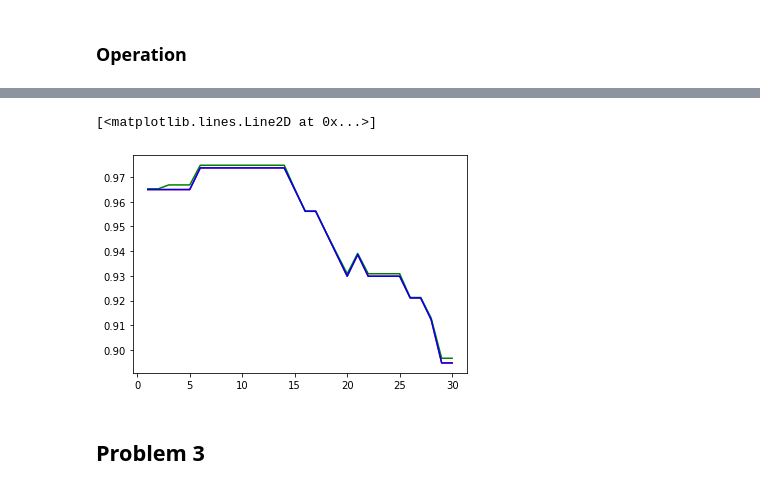
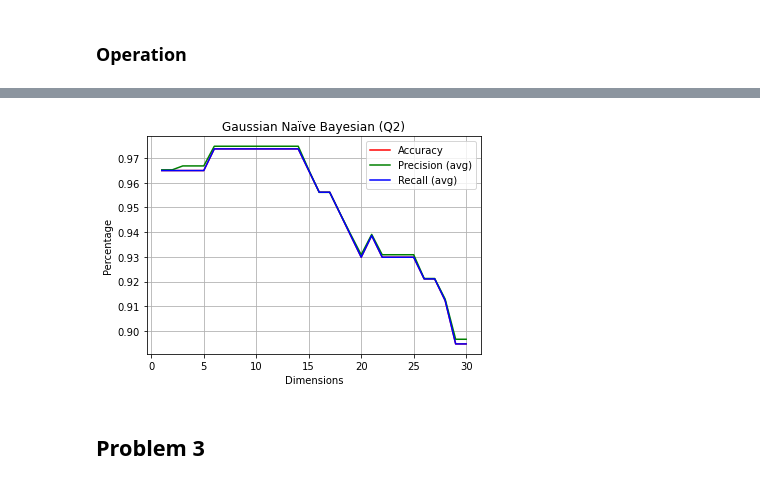
Before and after one commit to A-Hudson-0117/MachineLearning-Intro, a Jupyter notebook: naïve bayesian (hw 3)/naïve bayesian.ipynb, the cells around one changed output, grey strips where cells are left out. Drawn from its saved outputs; the diff is of its cells as text; code cells hidden in the pictures.

Commit message:
updated figure labeling

```diff
--- a/naïve bayesian (hw 3)/naïve bayesian.ipynb
+++ b/naïve bayesian (hw 3)/naïve bayesian.ipynb
@@ -319,13 +319,17 @@ weighted avg     0.8966    0.8947    0.8929       114
 # print('recall:\n', recall_list)
 # %%
 # print report_list stats
-plt.figure(2)
+plt.figure(1)
 plt.plot(range(1, len(accuracy_list)+1) , accuracy_list , color='r')
 plt.plot(range(1, len(precision_list)+1) , precision_list , color='g')
 plt.plot(range(1, len(recall_list)+1) , recall_list , color='b')
+plt.grid()
+plt.xlabel('Dimensions')
+plt.ylabel('Percentage')
+plt.legend(["Accuracy", "Precision (avg)", "Recall (avg)"])
+plt.title("Gaussian Naïve Bayesian (Q2)") ;
 # %% [output]
-[<matplotlib.lines.Line2D at 0x...>]
-[figure, old version]
+[figure, new version]
 # %% [markdown]
 ## Problem 3
 # %% [markdown]
```
Also changed, not shown: parts of 2 cells of this notebook.
